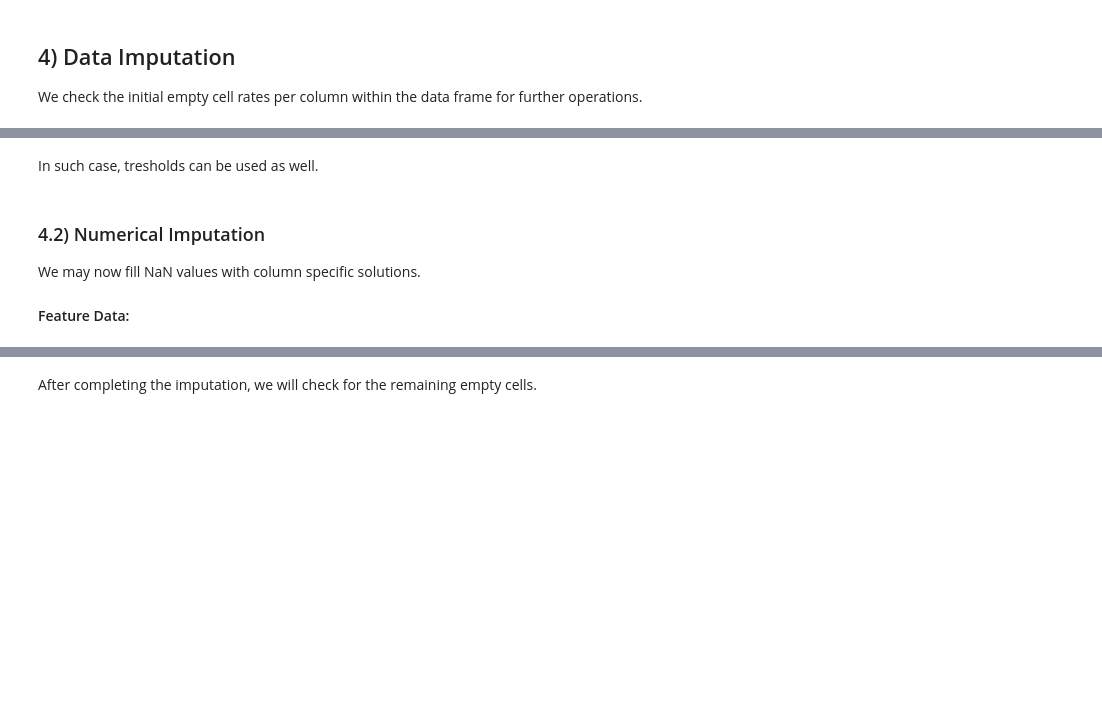
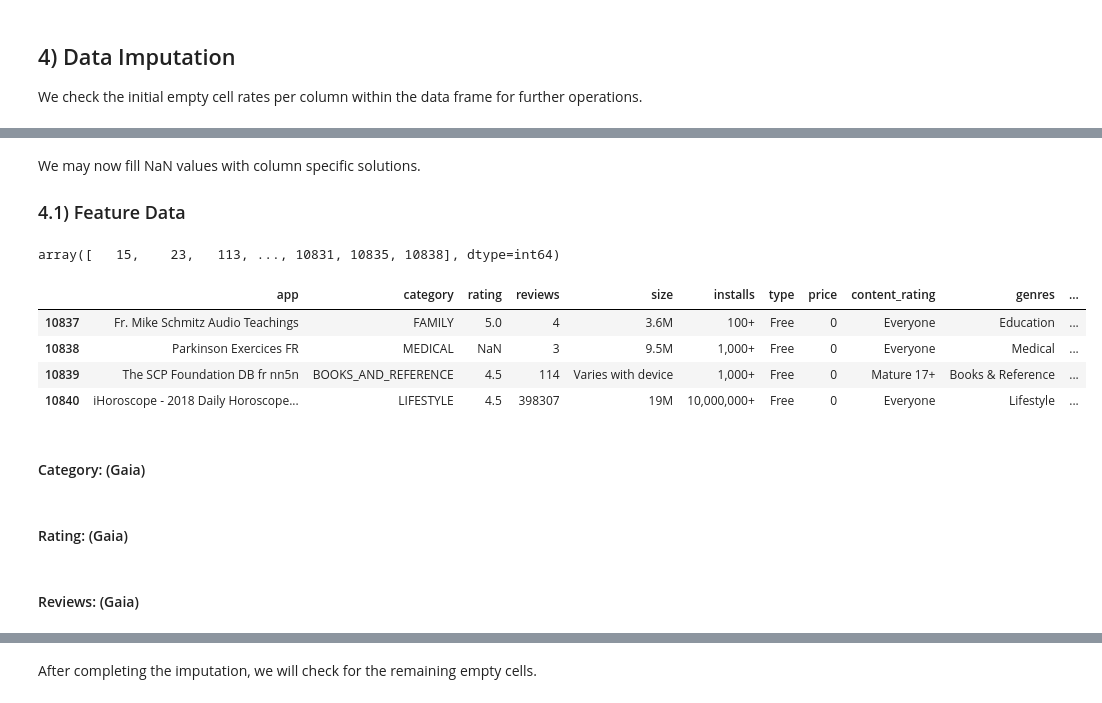
Before and after one commit to GOliviero92/Google-Apps-Analysis, a Jupyter notebook: data_cleaning.ipynb, the cells around one changed output, grey strips where cells are left out. Drawn from its saved outputs; the diff is of its cells as text; code cells hidden in the pictures; blank space fills up the shorter version.

```diff
--- a/data_cleaning.ipynb
+++ b/data_cleaning.ipynb
@@ -151,11 +197,12 @@ Review: app, translated_review, sentiment, sentiment_polarity, sentiment_subject
 # %%
-# numeric conversion of numeric data, reassign nonnumeric values as NaN (reviews, installs,price,)
-# pd.to_numeric(df_feature.reviews)   ----> there is a value at row 10472 which is "3.0M", so this doesn't work straigh away
-df_feature.reviews = df_feature.reviews.str.extract('(\d+)', expand=False)  #extracting only numeric parts
-df_feature.reviews= df_feature.reviews.astype(int) #converting to numeric
-#PROBLEM: the 3.0M was dropped to 3, which is definitely not 3 million ^^'
-
-
-# string conversion of text data or numeric data with additional text
+# ONLY CONVERSION OF OBJECT TO NUMERIC OR STR, NO SPLIT OR DROP HERE
+# numeric conversion of numeric data, reassign nonnumeric values as NaN
+''' an example of numeric column conversion while keeping nonnumeric as NaN with coerce
+num_cols = ["eps","user"]
+df[num_cols] = df[num_cols].apply(pd.to_numeric, errors='coerce')'''
 
 # CODE HERE
+
+# string conversion of text data or numeric data with additional text (astype str)
+
+# CODE HERE
@@ -244,2 +266,0 @@ df_boxof.drop(columns=['rank'], inplace=True)'''
-# %% [markdown]
-In such case, tresholds can be used as well.
@@ -253,5 +267,4 @@ In such case, tresholds can be used as well.
 # %% [markdown]
-### 4.2) Numerical Imputation
 We may now fill NaN values with column specific solutions.
 
-#### Feature Data:
+### 4.1) Feature Data
@@ -267,0 +271,16 @@ We may now fill NaN values with column specific solutions.
+# %%
+# check some sample row locations for empty cells to view: np.where(df_feature.isnull())
+np.unique(np.where(df_feature.isnull())[0])
+# %% [output]
+array([   15,    23,   113, ..., 10831, 10835, 10838], dtype=int64)
+# %%
+# print some interval with empties to check the imputation results later
+df_feature.loc[10837:10840]
+# %% [output]
+|  | app | category | rating | reviews | size | installs | type | price | content_rating | genres | ... |
+| 10837 | Fr. Mike Schmitz Audio Teachings | FAMILY | 5.0 | 4 | 3.6M | 100+ | Free | 0 | Everyone | Education | ... |
+| 10838 | Parkinson Exercices FR | MEDICAL | NaN | 3 | 9.5M | 1,000+ | Free | 0 | Everyone | Medical | ... |
+| 10839 | The SCP Foundation DB fr nn5n | BOOKS_AND_REFERENCE | 4.5 | 114 | Varies with device | 1,000+ | Free | 0 | Mature 17+ | Books & Reference | ... |
+| 10840 | iHoroscope - 2018 Daily Horoscope... | LIFESTYLE | 4.5 | 398307 | 19M | 10,000,000+ | Free | 0 | Everyone | Lifestyle | ... |
+# %% [markdown]
+#### Category: (Gaia)
@@ -267,0 +297,2 @@ We may now fill NaN values with column specific solutions.
+# %% [markdown]
+#### Rating: (Gaia)
@@ -267,0 +307,2 @@ We may now fill NaN values with column specific solutions.
+# %% [markdown]
+#### Reviews: (Gaia)
```
Also changed, not shown: parts of 89 cells of this notebook, 1 other file.
